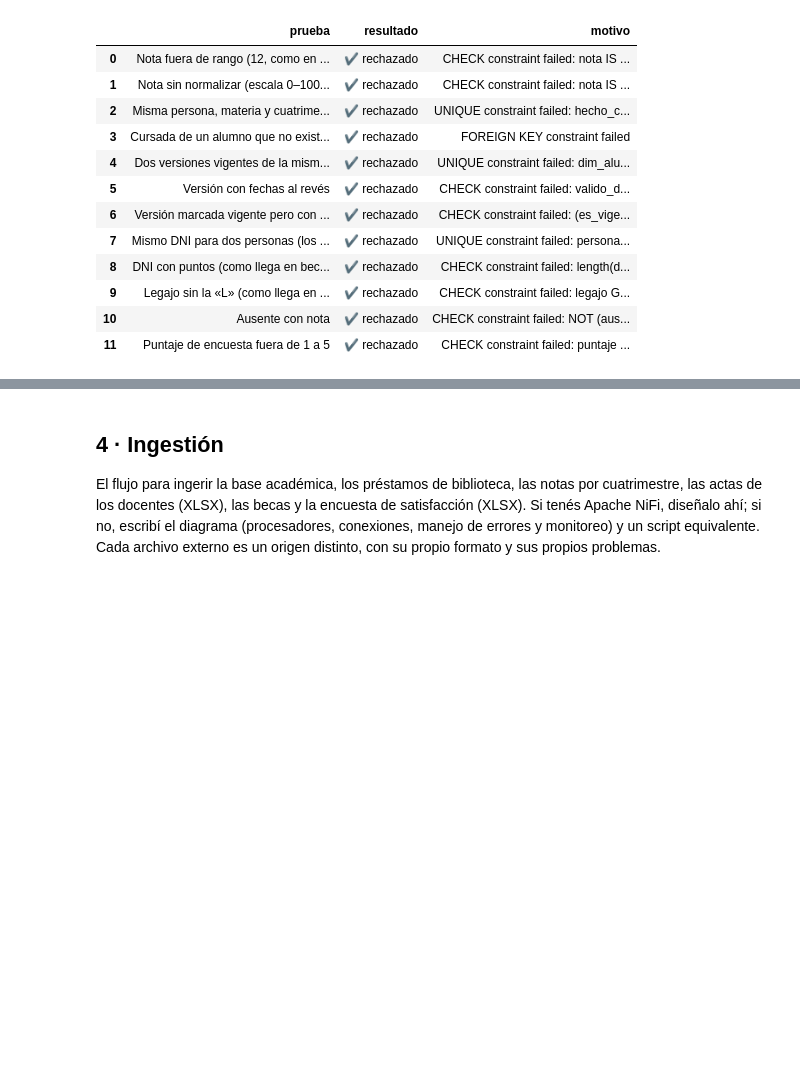
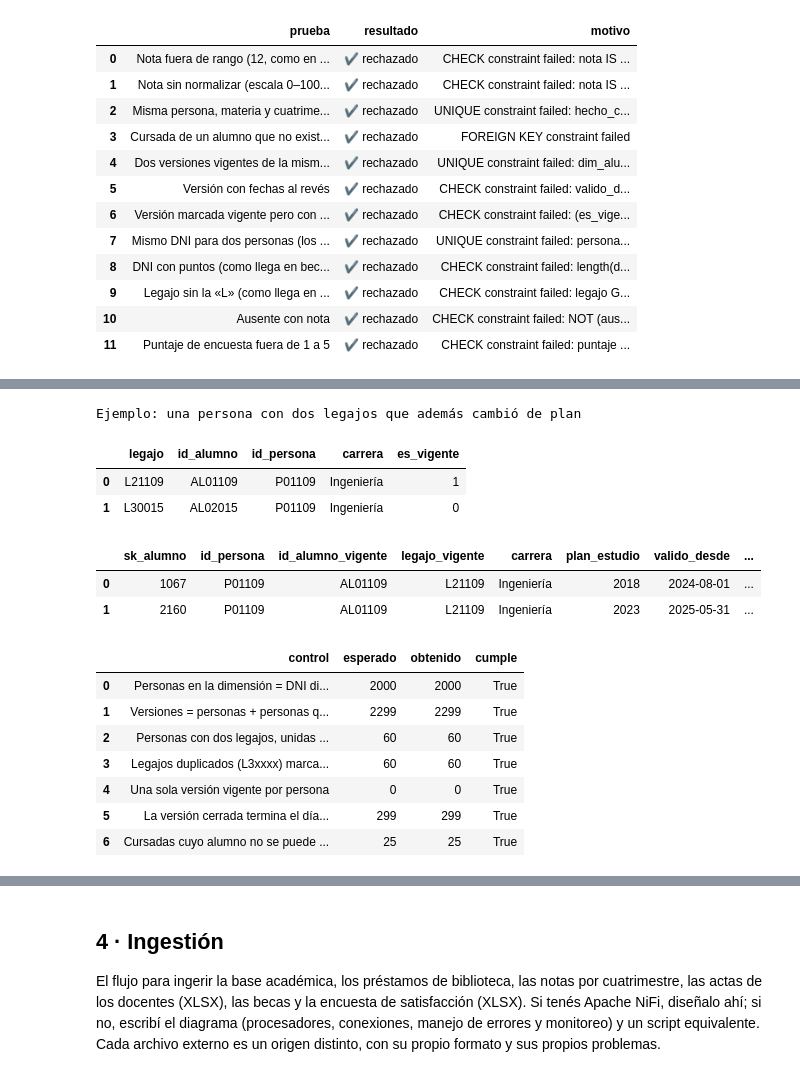
Before and after one commit to raschmatias/dh_arca, a Jupyter notebook: Data Engineer/06_uniandina/trabajo_final_uniandina.ipynb, the cells around one changed output, grey strips where cells are left out. Drawn from its saved outputs; the diff is of its cells as text; code cells hidden in the pictures; blank space fills up the shorter version.

```diff
--- a/Data Engineer/06_uniandina/trabajo_final_uniandina.ipynb
+++ b/Data Engineer/06_uniandina/trabajo_final_uniandina.ipynb
@@ -718,0 +985,53 @@ def cargar():
+# %%
+# ¿La dimensión quedó como esperábamos? Cada control compara contra un número que sale de las fuentes.
+con_cambio = sql("SELECT COUNT(DISTINCT a.dni) n FROM cambios_plan c JOIN alumnos a USING (id_alumno)").n[0]   # personas, no legajos
+dos_legajos = sql("SELECT COUNT(*) n FROM (SELECT dni FROM alumnos GROUP BY dni HAVING COUNT(*) > 1)").n[0]
+verificacion = pd.DataFrame([
+    {"control": "Personas en la dimensión = DNI distintos en la base",
+     "esperado": sql("SELECT COUNT(DISTINCT dni) n FROM alumnos").n[0],
+     "obtenido": uno("SELECT COUNT(DISTINCT id_persona) FROM dim_alumno")},
+    {"control": "Versiones = personas + personas que cambiaron de plan",
+     "esperado": sql("SELECT COUNT(DISTINCT dni) n FROM alumnos").n[0] + con_cambio,
+     "obtenido": uno("SELECT COUNT(*) FROM dim_alumno")},
+    {"control": "Personas con dos legajos, unidas en una sola persona",
+     "esperado": dos_legajos,
+     "obtenido": uno("SELECT COUNT(*) FROM (SELECT id_persona FROM legajo GROUP BY id_persona HAVING COUNT(*) = 2)")},
+    {"control": "Legajos duplicados (L3xxxx) marcados como no vigentes",
+     "esperado": dos_legajos,
+     "obtenido": uno("SELECT COUNT(*) FROM legajo WHERE legajo LIKE 'L3%' AND es_vigente = 0")},
+    {"control": "Una sola versión vigente por persona",
+     "esperado": 0,
+     "obtenido": uno("SELECT COUNT(*) FROM (SELECT id_persona FROM dim_alumno WHERE es_vigente = 1 GROUP BY id_persona HAVING COUNT(*) > 1)")},
+    {"control": "La versión cerrada termina el día del cambio de plan",
+     "esperado": con_cambio,
+     "obtenido": uno("""SELECT COUNT(*) FROM dim_alumno d JOIN legajo l ON l.id_persona = d.id_persona
+                         JOIN op.cambios_plan c ON c.id_alumno = l.id_alumno
+                        WHERE d.es_vigente = 0 AND d.valido_hasta = c.fecha_cambio AND d.plan_estudio = c.plan_anterior""")},
+    {"control": "Cursadas cuyo alumno no se puede resolver a una persona (los AL9xxxx)",
+     "esperado": 25,
+     "obtenido": uno("SELECT COUNT(*) FROM op.cursadas c WHERE NOT EXISTS (SELECT 1 FROM legajo l WHERE l.id_alumno = c.id_alumno)")},
+])
+verificacion["cumple"] = verificacion.esperado == verificacion.obtenido
+print("Ejemplo: una persona con dos legajos que además cambió de plan")
+ejemplo = uno("""SELECT l.id_persona FROM legajo l JOIN op.cambios_plan c ON c.id_alumno = l.id_alumno
+                 WHERE l.id_persona IN (SELECT id_persona FROM legajo GROUP BY id_persona HAVING COUNT(*) = 2) LIMIT 1""") \
+          or uno("SELECT id_persona FROM dim_alumno WHERE es_vigente = 0 LIMIT 1")
+display(sql("SELECT * FROM legajo WHERE id_persona = ?", base="dwh.db", parametros=(ejemplo,)))
+display(sql("SELECT * FROM dim_alumno WHERE id_persona = ? ORDER BY valido_desde", base="dwh.db", parametros=(ejemplo,)))
+verificacion
+# %% [output]
+Ejemplo: una persona con dos legajos que además cambió de plan
+|  | legajo | id_alumno | id_persona | carrera | es_vigente |
+| 0 | L21109 | AL01109 | P01109 | Ingeniería | 1 |
+| 1 | L30015 | AL02015 | P01109 | Ingeniería | 0 |
+|  | sk_alumno | id_persona | id_alumno_vigente | legajo_vigente | carrera | plan_estudio | valido_desde | ... |
+| 0 | 1067 | P01109 | AL01109 | L21109 | Ingeniería | 2018 | 2024-08-01 | ... |
+| 1 | 2160 | P01109 | AL01109 | L21109 | Ingeniería | 2023 | 2025-05-31 | ... |
+|  | control | esperado | obtenido | cumple |
+| 0 | Personas en la dimensión = DNI di... | 2000 | 2000 | True |
+| 1 | Versiones = personas + personas q... | 2299 | 2299 | True |
+| 2 | Personas con dos legajos, unidas ... | 60 | 60 | True |
+| 3 | Legajos duplicados (L3xxxx) marca... | 60 | 60 | True |
+| 4 | Una sola versión vigente por persona | 0 | 0 | True |
+| 5 | La versión cerrada termina el día... | 299 | 299 | True |
+| 6 | Cursadas cuyo alumno no se puede ... | 25 | 25 | True |
```
Also changed, not shown: parts of 15 cells of this notebook.
